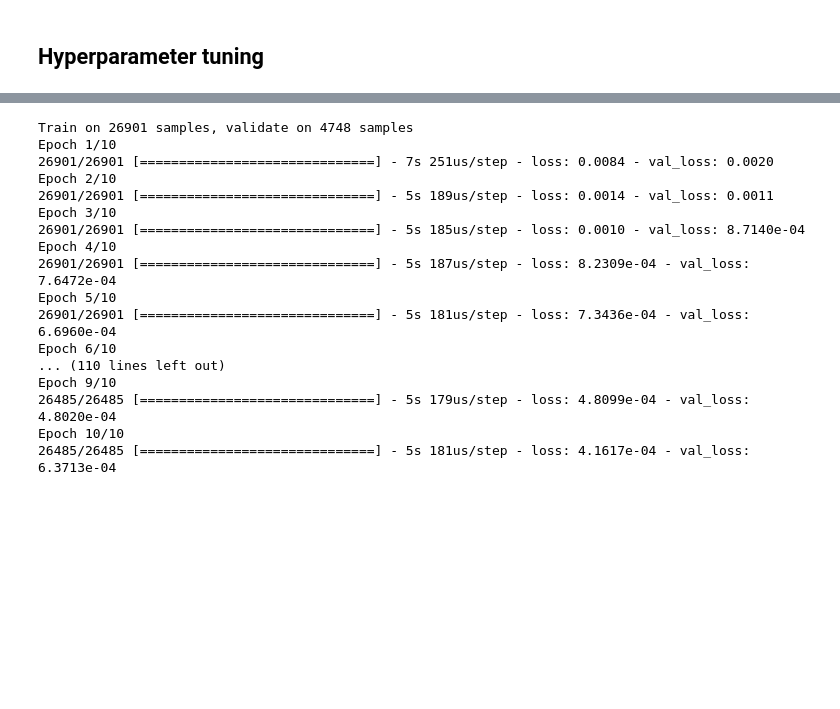
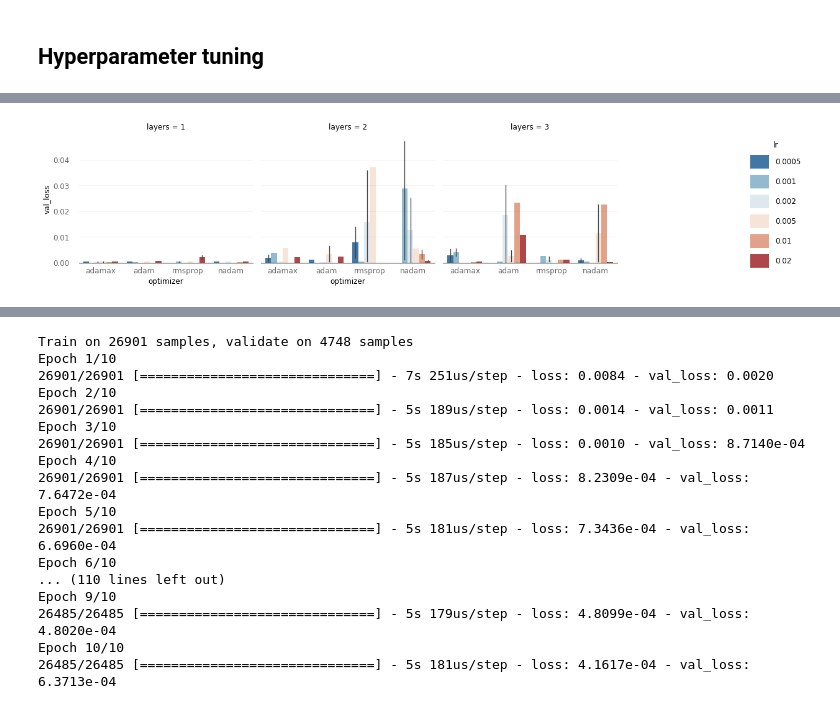
Before and after one commit to Pedromacedo41/MAP573, a Jupyter notebook: src/Francisco/RNN_TSF_colab.ipynb, the cells around one changed output, grey strips where cells are left out. Cells and saved outputs as stored; diff of their text form; code cells hidden in the pictures; blank space fills up the shorter version.

```diff
--- a/src/Francisco/RNN_TSF_colab.ipynb
+++ b/src/Francisco/RNN_TSF_colab.ipynb
@@ -251,28 +277,32 @@ plt.show()
 # %%
 def model_talos(train_X, train_Y, val_X, val_Y, params):
     vanilla_rnn = Sequential()
+
     for i in range(max(params['layers']-1, 0)):
-        vanilla_rnn.add(LSTM(params['first_lstm'], return_sequences=True))
+      if params['dr_layers']:
+        vanilla_rnn.add(Dropout(rate = params['rate']))
+      vanilla_rnn.add(LSTM(params['first_lstm'], activation=params['activation'], return_sequences=True))
 
-    vanilla_rnn.add(LSTM(params['first_lstm'],input_shape = (1, params['window_size']), activation='tanh',
+    vanilla_rnn.add(LSTM(params['first_lstm'], activation=params['activation'],
                          recurrent_activation='sigmoid', use_bias=True, kernel_initializer='glorot_uniform',
                          recurrent_initializer='orthogonal', bias_initializer='zeros'))
 
     vanilla_rnn.add(Dense(1, activation=None, use_bias=True, kernel_initializer='glorot_uniform', bias_initializer='zeros'))
 
-    vanilla_rnn.compile(params['optimizer'], loss=params['loss'])
-
-    history = vanilla_rnn.fit(train_X, train_Y, epochs = params['epochs'], batch_size = params['batch_size'],
-                              verbose = 0,  validation_data=[val_X, val_Y])
+    vanilla_rnn.compile(params['optimizer'], loss='mse', metrcis=['mse', 'mae'])
+    vanilla_rnn.optimizer.lr = params['lr']
+    es = keras.callbacks.EarlyStopping(monitor='val_loss', patience=5, verbose=0)
+    history = vanilla_rnn.fit(train_X, train_Y, epochs = 20, batch_size = 32,
+                              verbose = 0,  validation_data=[val_X, val_Y], callbacks=[es])
 
     return history, vanilla_rnn
 # %%
 p = {'optimizer': ['adam', 'rmsprop', 'nadam', 'adamax'],
-     'loss': ['mse'],
-     'batch_size': [32],
-     'epochs': [10],
-     'layers' : [1, 2, 3, 4],
-     'first_lstm' : [4, 8, 16, 32],
-     'window_size' : [1, 24, 100]}
+     'layers' : [1, 2, 3],
+     'lr' : [0.02, 0.01, 0.005, 0.002, 0.001, 0.0005],
+     'dr_layers' : [1, 0],
+     'rate' : [0.2, 0.1, 0.5],
+     'first_lstm' : [5, 20, 50, 100],
+     'activation' : ['tanh', 'relu']}
 
-scan_object = talos.Scan(train_X, train_Y, model=model_talos, params=p, fraction_limit=0.5, val_split=0.15, experiment_name='1')
+scan_object = talos.Scan(train_X, train_Y, model=model_talos, params=p, fraction_limit=0.025, val_split=0.15, experiment_name='1')
@@ -302,0 +357,5 @@ analyze_object.plot_corr('val_loss', ['epochs', 'round_epochs', 'batch_size', 'l
+# %%
+# four dimensional bar grid
+analyze_object.plot_bars('optimizer', 'val_loss', 'lr', 'layers')
+# %% [output]
+[figure, added]
```
Also changed, not shown: parts of 13 cells of this notebook, 6 other files.
